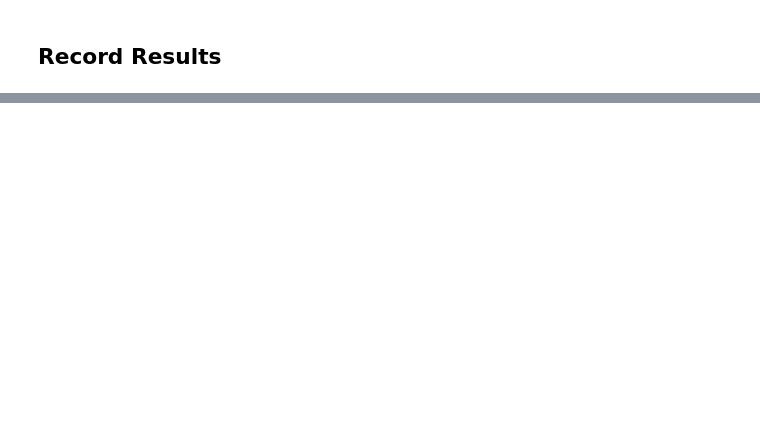
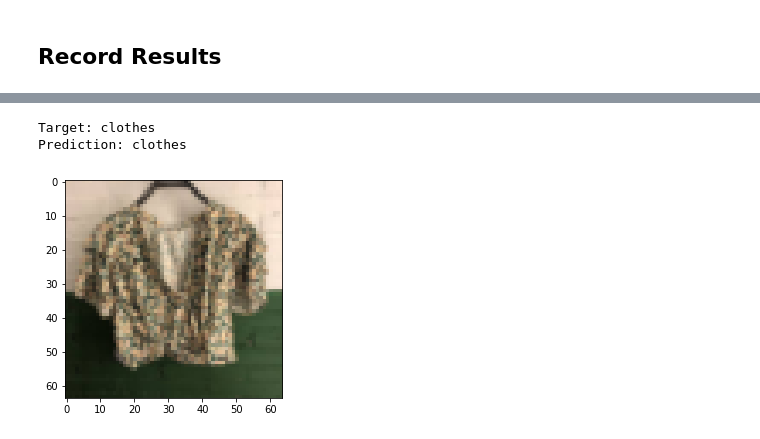
Before and after one commit to krits29/regeneron-house-waste, a Jupyter notebook: regeneron_house_waste.ipynb, the cells around one changed output, grey strips where cells are left out. Saved outputs shown, nothing was run; the diff lists cells and outputs as text; code cells hidden in the pictures; blank space fills up the shorter version.

```diff
--- a/regeneron_house_waste.ipynb
+++ b/regeneron_house_waste.ipynb
@@ -411,0 +468,7 @@ plot_losses(history)
+# %%
+img, label = val_ds[145]
+show_img_prediction(img, label)
+# %% [output]
+Target: clothes
+Prediction: clothes
+[figure, added]
```
Also changed, not shown: parts of 17 cells of this notebook.
